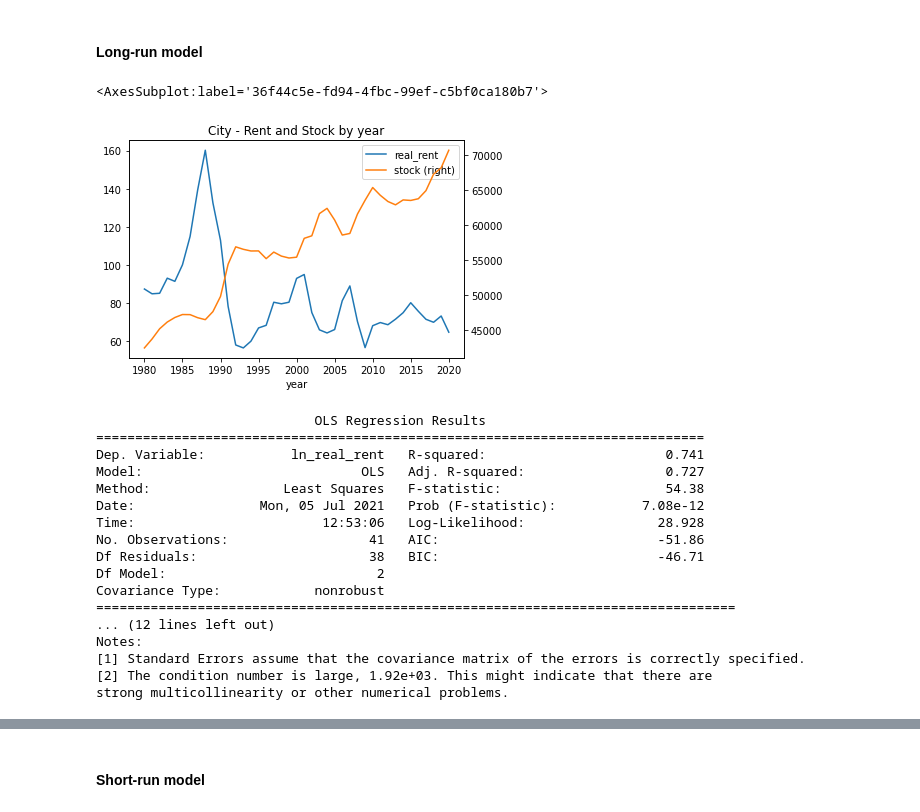
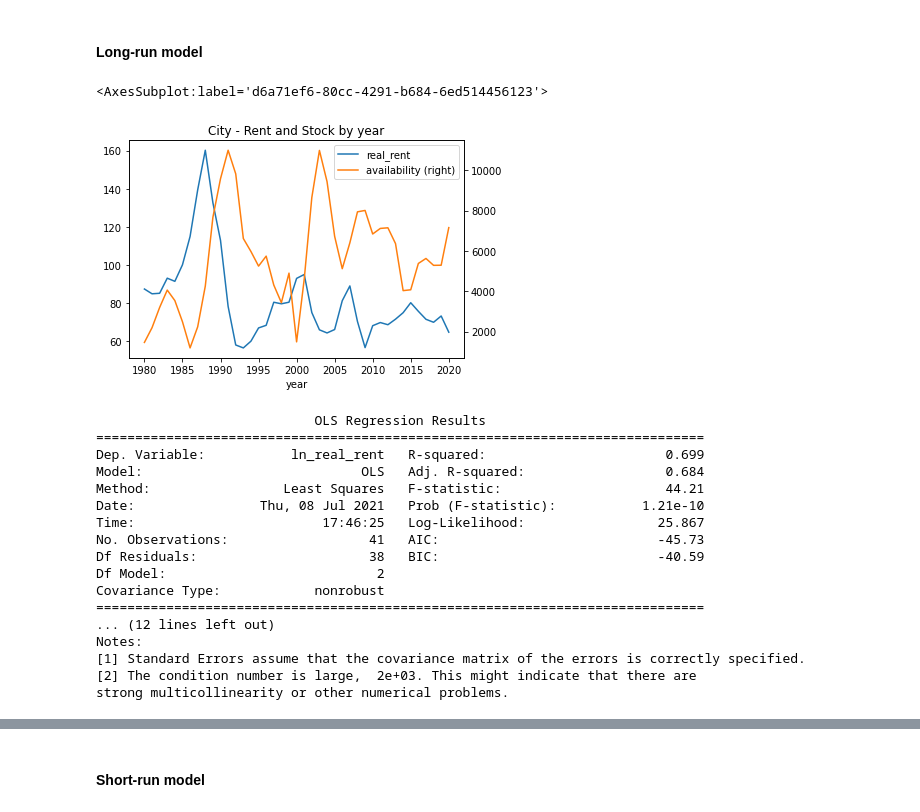
Before and after one commit to maiiasleptcova/KF-Python-projects, a Jupyter notebook: CL_office_rent_forecast.ipynb, the cells around one changed output, grey strips where cells are left out. Cells and saved outputs as stored; diff of their text form; code cells hidden in the pictures.

Commit message:
Finalised the forecast, added Macrobond data, prepared files for outputting

```diff
--- a/CL_office_rent_forecast.ipynb
+++ b/CL_office_rent_forecast.ipynb
@@ -373,10 +442,29 @@ final =  pd.merge(final, costar, on=['year', 'Submarket'], how = 'left')
-# %%
-# create alternative stock using CoStar stock growth rate
-final['stock2'] = np.where(final['year'] >2020,final['stock'].shift(1)*(1+final['stock_growth']),final['stock'])
+# %%
+# create alternative stock and vacancy using CoStar growth rates
+# Stock City
+final['stock2'] = np.where(((final['year'] >2020) & (final['Submarket']=='City')),
+                           final['stock_growth_cum']* final.loc[((final['year'] == 2020) & (final['Submarket']=='City')), "stock"].values[0],
+                           final['stock'])
+
+# Stock West End
+final['stock2'] = np.where(((final['year'] >2020) & (final['Submarket']=='West End')),
+                           final['stock_growth_cum'] * final.loc[((final['year'] == 2020) & (final['Submarket']=='West End')), "stock"].values[0],
+                          final['stock2'])
+
+# Vacancy City
+final['vacancy2'] = np.where(((final['year'] >2020) & (final['Submarket']=='City')),
+                           final['vacancy_growth_cum']* final.loc[((final['year'] == 2020) & (final['Submarket']=='City')), "vacancy"].values[0],
+                           final['vacancy'])
+
+# Vacancy West End
+final['vacancy2'] = np.where(((final['year'] >2020) & (final['Submarket']=='West End')),
+                           final['vacancy_growth_cum']* final.loc[((final['year'] == 2020) & (final['Submarket']=='West End')), "vacancy"].values[0],
+                           final['vacancy2'])
 # %%
 # keep only relevant columns
 # %%
-final = final.drop(['Cum_Devel', 'Cum_Demol', 'Demolitions','Total Development Size', 'stock_growth'], axis=1)
+final = final.drop(['Cum_Devel', 'Cum_Demol', 'Demolitions','Total Development Size', 'stock_growth',
+                    'vacancy_growth', 'vacancy_growth_cum', 'stock_growth_cum'], axis=1)
 #final
 # %% [markdown]
 ## Transforming the variables
@@ -401,7 +489,10 @@ final['real_rent'] = (final['prime_rent']/final['GDP deflator']*100).astype(floa
 ### Log the vars
 # %%
 # take logarithms of vars
-logged_vars = np.log(final[['stock','stock2','stock_costar','prime_rent','real_rent','availability','vacancy','Employment1','Employment2','Employment3', 'GVA1', 'GVA2', 'GVA3','Employment1_westmin','Employment2_westmin','Employment3_westmin', 'GVA1_westmin', 'GVA2_westmin', 'GVA3_westmin']])
+logged_vars = np.log(final[['stock','stock2','stock_costar','prime_rent','real_rent','availability','vacancy','vacancy2','Employment1','Employment2','Employment3',
+                            'GVA1', 'GVA2', 'GVA3','Employment1_westmin','Employment2_westmin','Employment3_westmin',
+                            'GVA1_westmin', 'GVA2_westmin', 'GVA3_westmin',
+                           'gdp', 'cbr', 'gva_constr']])
 #add prefix to var names
 logged_vars = logged_vars.add_prefix('ln_')
 # %%
@@ -495,35 +588,35 @@ The null (there is a unit root) is rejected, no unit root, the series is station
 # %%
 # Plot double axis plots to see the relationship between vars
 # this one is for City
 
 rent_plot = city_history.plot(x='year', y='real_rent')
-city_history.plot(x='year', y='stock',secondary_y=True, ax=rent_plot, title = 'City - Rent and Stock by year')
+city_history.plot(x='year', y='availability',secondary_y=True, ax=rent_plot, title = 'City - Rent and Stock by year')
 # %% [output]
-<AxesSubplot:label='36f44c5e-fd94-4fbc-99ef-c5bf0ca180b7'>
+<AxesSubplot:label='d6a71ef6-80cc-4291-b684-6ed514456123'>
-[figure, old version]
+[figure, new version]
 # %%
 # Long run City
 
 # Although Employment1 has the highest Adj R2, the residual is non-stationary
-long_run_city = sm.OLS.from_formula(formula='ln_real_rent ~ ln_stock +ln_Employment2',data = city_history).fit()
+long_run_city = sm.OLS.from_formula(formula='ln_real_rent ~ ln_stock +ln_gdp',data = city_history).fit()
 print(long_run_city.summary())
 # %% [output]
                             OLS Regression Results
 ==============================================================================
-Dep. Variable:           ln_real_rent   R-squared:                       0.741
-Model:                            OLS   Adj. R-squared:                  0.727
-Method:                 Least Squares   F-statistic:                     54.38
-Date:                Mon, 05 Jul 2021   Prob (F-statistic):           7.08e-12
-Time:                        12:53:06   Log-Likelihood:                 28.928
-No. Observations:                  41   AIC:                            -51.86
-Df Residuals:                      38   BIC:                            -46.71
+Dep. Variable:           ln_real_rent   R-squared:                       0.699
+Model:                            OLS   Adj. R-squared:                  0.684
+Method:                 Least Squares   F-statistic:                     44.21
+Date:                Thu, 08 Jul 2021   Prob (F-statistic):           1.21e-10
+Time:                        17:46:25   Log-Likelihood:                 25.867
+No. Observations:                  41   AIC:                            -45.73
+Df Residuals:                      38   BIC:                            -40.59
 Df Model:                           2
 Covariance Type:            nonrobust
-==================================================================================
+==============================================================================
 ... (12 lines left out)
 Notes:
 [1] Standard Errors assume that the covariance matrix of the errors is correctly specified.
-[2] The condition number is large, 1.92e+03. This might indicate that there are
+[2] The condition number is large,  2e+03. This might indicate that there are
 strong multicollinearity or other numerical problems.
 # %%
 # get residuals, lagged residuals and fitted values and create plots
```
Also changed, not shown: parts of 66 cells of this notebook.
